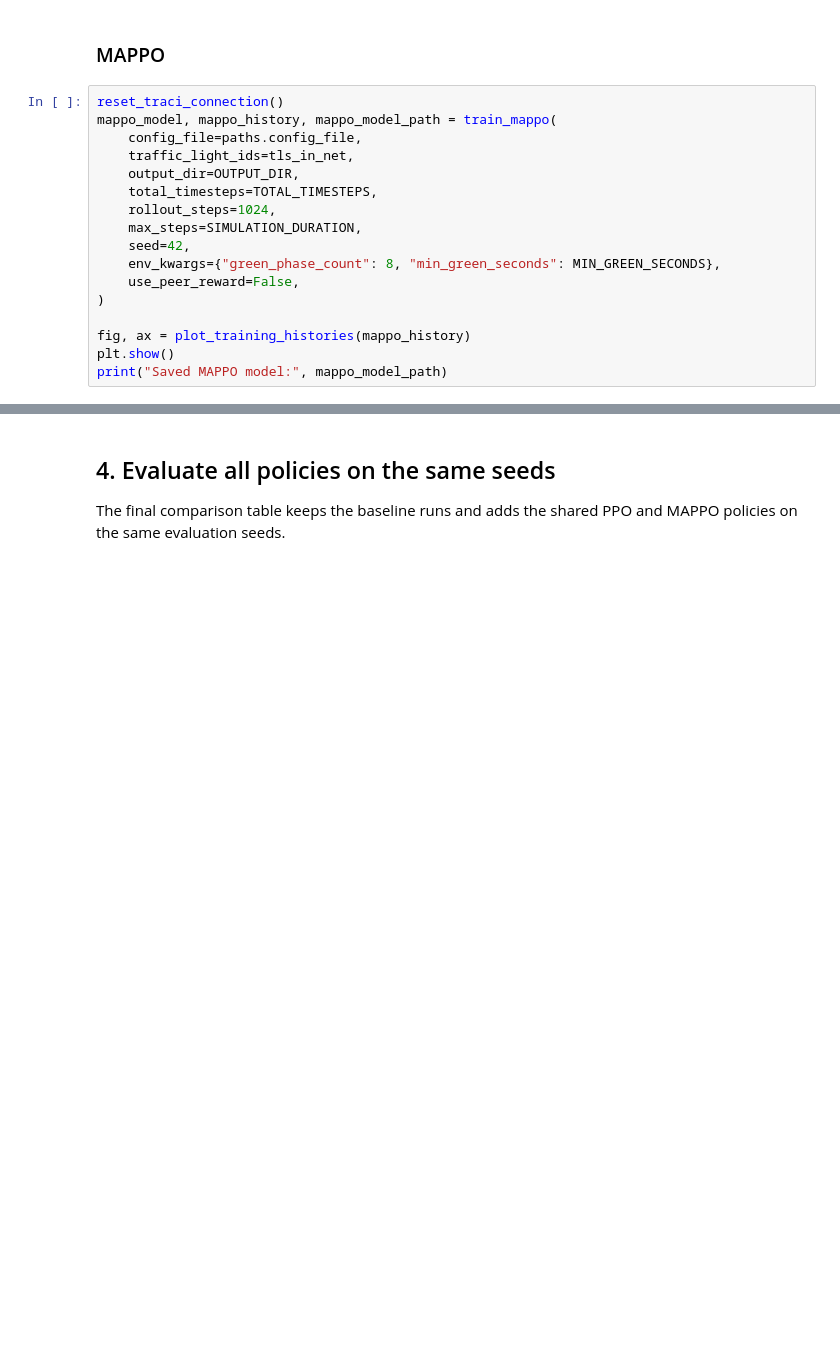
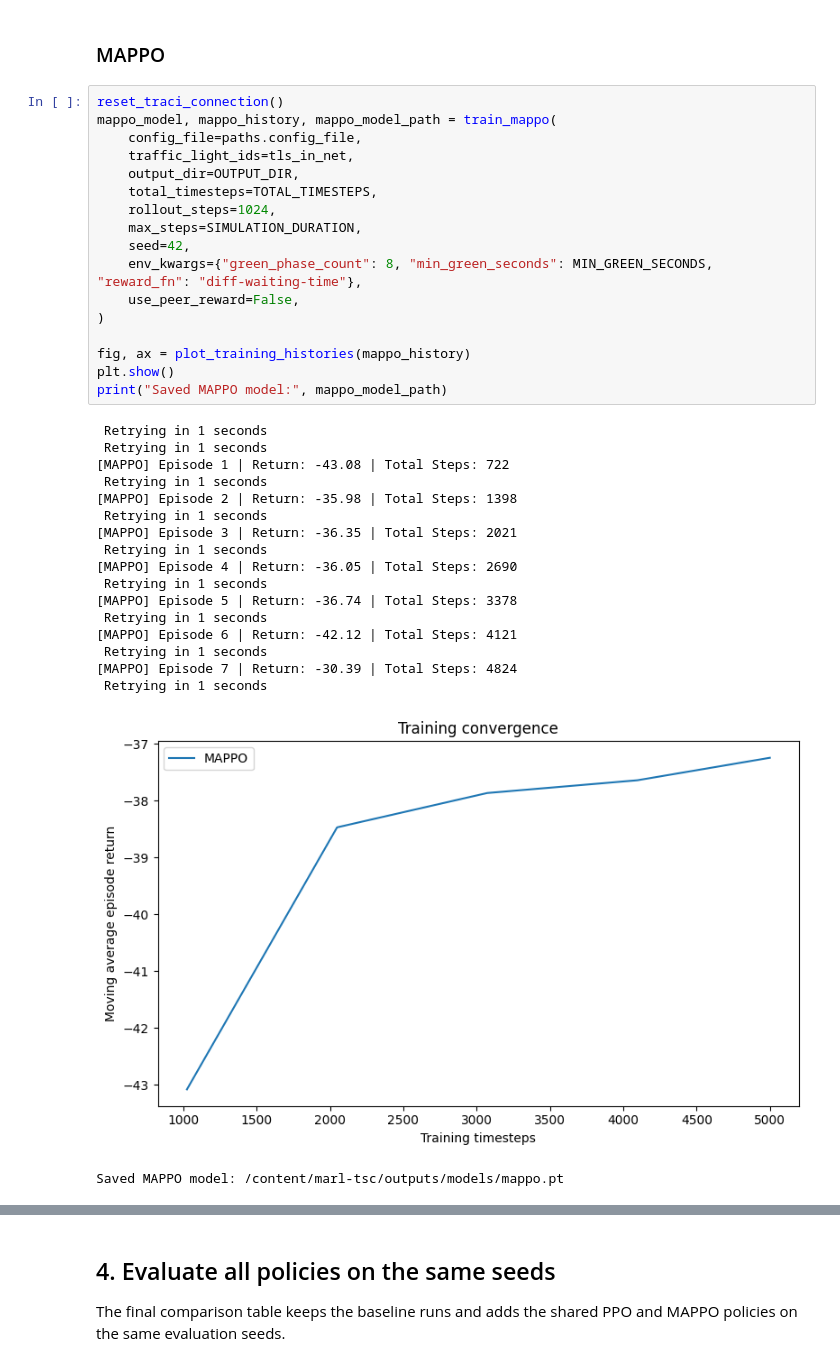
Before and after one commit to abergh18/marl-tsc, a Jupyter notebook: notebooks/main_flow.ipynb, the cells around one changed output, grey strips where cells are left out. Cells and saved outputs as stored; diff of their text form; blank space fills up the shorter version.

```diff
--- a/notebooks/main_flow.ipynb
+++ b/notebooks/main_flow.ipynb
@@ -342,20 +340,39 @@ Fixed-Time | 1        | -567.492          | 0.538            | 19.000         |
 # %%
 reset_traci_connection()
 mappo_model, mappo_history, mappo_model_path = train_mappo(
     config_file=paths.config_file,
     traffic_light_ids=tls_in_net,
     output_dir=OUTPUT_DIR,
     total_timesteps=TOTAL_TIMESTEPS,
     rollout_steps=1024,
     max_steps=SIMULATION_DURATION,
     seed=42,
-    env_kwargs={"green_phase_count": 8, "min_green_seconds": MIN_GREEN_SECONDS},
+    env_kwargs={"green_phase_count": 8, "min_green_seconds": MIN_GREEN_SECONDS, "reward_fn": "diff-waiting-time"},
     use_peer_reward=False,
 )
 
 fig, ax = plot_training_histories(mappo_history)
 plt.show()
 print("Saved MAPPO model:", mappo_model_path)
+# %% [output]
+ Retrying in 1 seconds
+ Retrying in 1 seconds
+[MAPPO] Episode 1 | Return: -43.08 | Total Steps: 722
+ Retrying in 1 seconds
+[MAPPO] Episode 2 | Return: -35.98 | Total Steps: 1398
+ Retrying in 1 seconds
+[MAPPO] Episode 3 | Return: -36.35 | Total Steps: 2021
+ Retrying in 1 seconds
+[MAPPO] Episode 4 | Return: -36.05 | Total Steps: 2690
+ Retrying in 1 seconds
+[MAPPO] Episode 5 | Return: -36.74 | Total Steps: 3378
+ Retrying in 1 seconds
+[MAPPO] Episode 6 | Return: -42.12 | Total Steps: 4121
+ Retrying in 1 seconds
+[MAPPO] Episode 7 | Return: -30.39 | Total Steps: 4824
+ Retrying in 1 seconds
+[figure, added]
+Saved MAPPO model: /content/marl-tsc/outputs/models/mappo.pt
 # %%
 reset_traci_connection()
 gifting_mappo_model, gifting_mappo_history, gifting_mappo_model_path = train_mappo(
```
Also changed, not shown: parts of 15 cells of this notebook.
